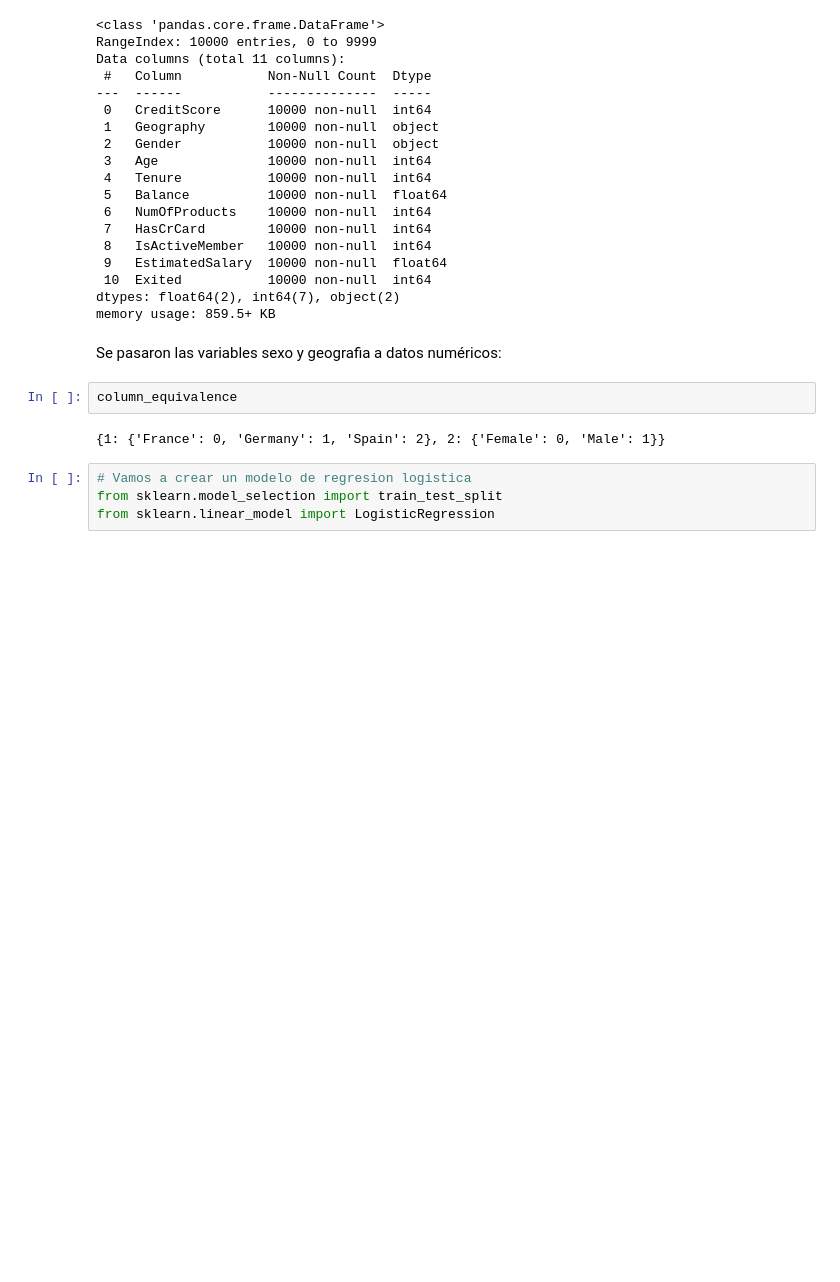
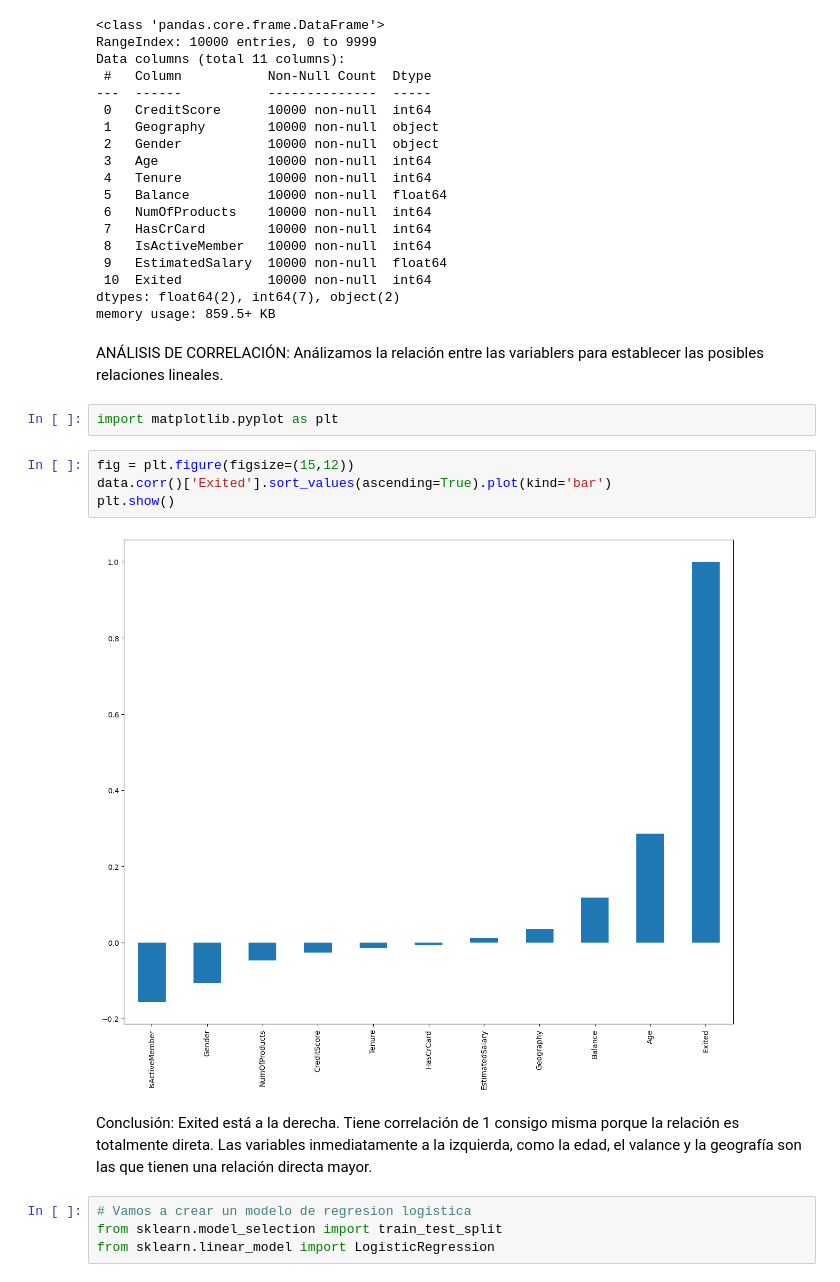
Before and after one commit to adolfo85/laboratorio-machine-learning, a Jupyter notebook: notebooks/modelgeneration_27092023_ricalanis.ipynb, the cells around one changed output. Saved outputs shown, nothing was run; the diff lists cells and outputs as text; blank space fills up the shorter version.

Commit message:
análisis de correlación

```diff
--- a/notebooks/modelgeneration_27092023_ricalanis.ipynb
+++ b/notebooks/modelgeneration_27092023_ricalanis.ipynb
@@ -100,12 +106,18 @@ Data columns (total 11 columns):
  10  Exited           10000 non-null  int64
 dtypes: float64(2), int64(7), object(2)
 memory usage: 859.5+ KB
-# %% [markdown]
-Se pasaron las variables sexo y geografia a datos numéricos:
-# %%
-column_equivalence
-# %% [output]
-{1: {'France': 0, 'Germany': 1, 'Spain': 2}, 2: {'Female': 0, 'Male': 1}}
+# %% [markdown]
+ANÁLISIS DE CORRELACIÓN: Análizamos la relación entre las variablers para establecer las posibles relaciones lineales.
+# %%
+import matplotlib.pyplot as plt
+# %%
+fig = plt.figure(figsize=(15,12))
+data.corr()['Exited'].sort_values(ascending=True).plot(kind='bar')
+plt.show()
+# %% [output]
+[figure, added]
+# %% [markdown]
+Conclusión: Exited está a la derecha. Tiene correlación de 1 consigo misma porque la relación es totalmente direta. Las variables inmediatamente a la izquierda, como la edad, el valance y la geografía son las que tienen una relación directa mayor.
 # %%
 # Vamos a crear un modelo de regresion logistica
 from sklearn.model_selection import train_test_split
```
Also changed, not shown: parts of 2 cells of this notebook.
